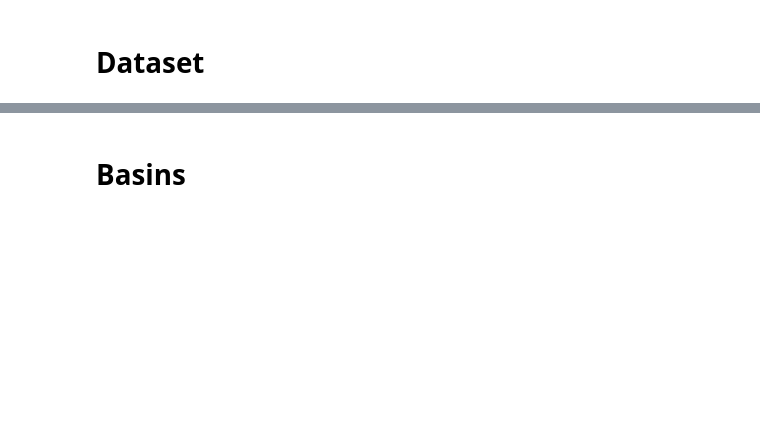
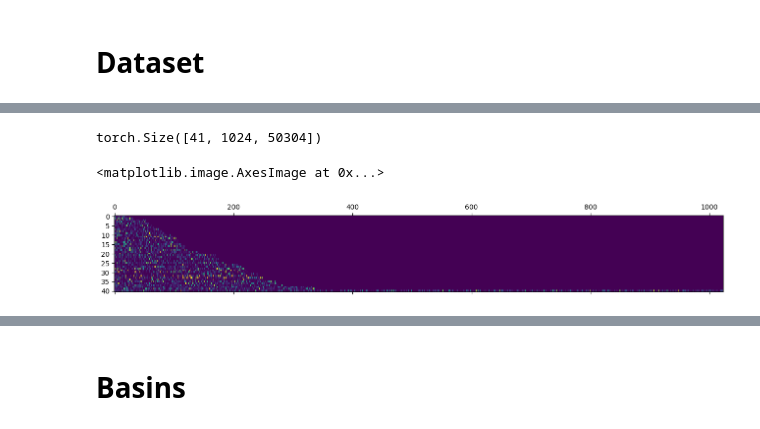
Before and after one commit to EleutherAI/basin-volume, a Jupyter notebook: notebooks/pythia.ipynb, the cells around one changed output, grey strips where cells are left out. Cells and saved outputs as stored; diff of their text form; code cells hidden in the pictures; blank space fills up the shorter version.

Commit message:
pythia with Pile data; JAX/torch issues

```diff
--- a/notebooks/pythia.ipynb
+++ b/notebooks/pythia.ipynb
@@ -38,6 +38,9 @@ def make_kl_fn_params(params_p, apply_fn, x, *, l2_reg):
 # %%
 
 tokenizer = AutoTokenizer.from_pretrained("EleutherAI/pythia-14m")
+# %%
+tokenizer.eos_token_id = 0
+tokenizer.pad_token_id = 1
 # %%
 len(tokenizer.vocab)
 # %% [output]
@@ -110,0 +111,3 @@ NameError: name 'X_train' is not defined
+# %%
+with open("../data/val.jsonl", "r") as f:
+    text_val = [json.loads(line)['text'] for line in f]
@@ -110,0 +120,12 @@ NameError: name 'X_train' is not defined
+# %%
+short_texts = [text_val[i] for i in indices+[0]]
+out = model(tokenizer(short_texts, return_tensors="pt", padding=True, truncation=True, max_length=1024)['input_ids'])
+# %%
+out.logits.shape
+# %% [output]
+torch.Size([41, 1024, 50304])
+# %%
+plt.matshow(tokenizer(short_texts, return_tensors="pt", padding=True, truncation=True, max_length=1024)['input_ids'].detach().numpy(), aspect='auto')
+# %% [output]
+<matplotlib.image.AxesImage at 0x...>
+[figure, added]
```
Also changed, not shown: parts of 25 cells of this notebook, 1 other file.
